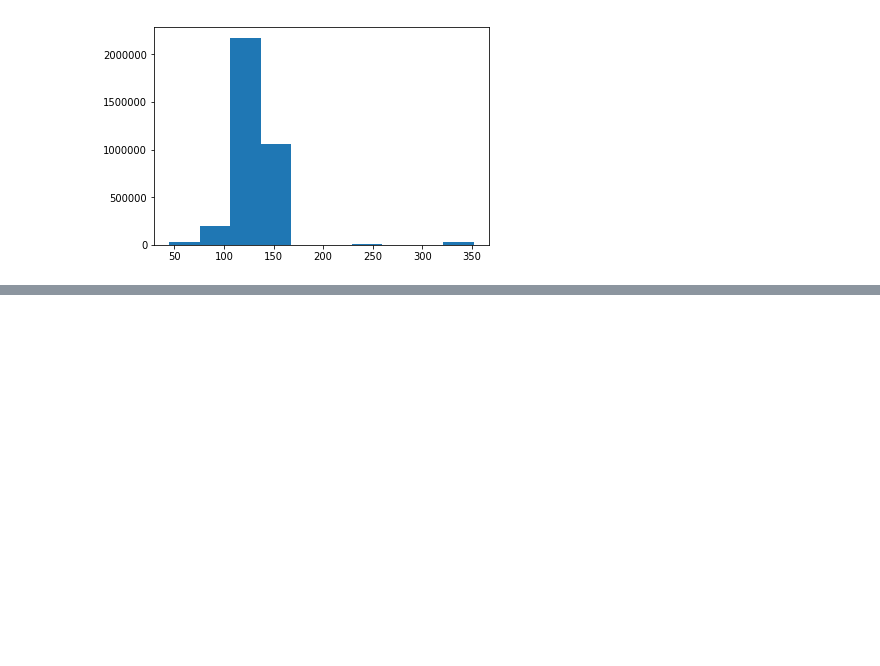
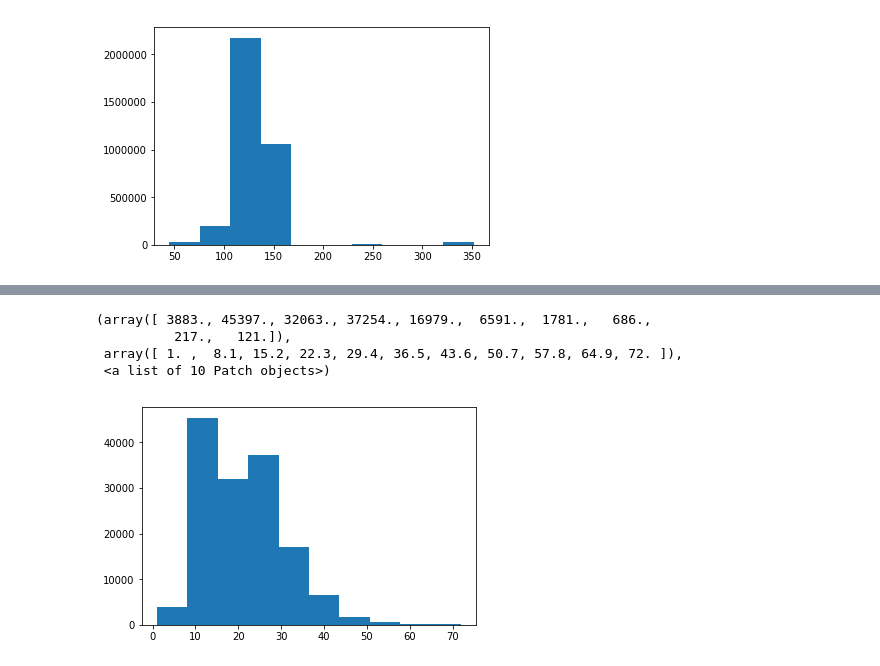
Before and after one commit to kowaalczyk/astronomical-classification, a Jupyter notebook: notebooks/Clustering_Key_Features_exploratory.ipynb, the cells around one changed output, grey strips where cells are left out. Cells and saved outputs as stored; diff of their text form; code cells hidden in the pictures; blank space fills up the shorter version.

```diff
--- a/notebooks/Clustering_Key_Features_exploratory.ipynb
+++ b/notebooks/Clustering_Key_Features_exploratory.ipynb
@@ -527,0 +539,8 @@ plt.hist(test_df.groupby(['object_id']).count().compute().flux)
+# %%
+plt.hist(test_df[0:10000].groupby(['object_id', 'passband']).count().compute().flux)
+# %% [output]
+(array([ 3883., 45397., 32063., 37254., 16979.,  6591.,  1781.,   686.,
+          217.,   121.]),
+ array([ 1. ,  8.1, 15.2, 22.3, 29.4, 36.5, 43.6, 50.7, 57.8, 64.9, 72. ]),
+ <a list of 10 Patch objects>)
+[figure, added]
```
Also changed, not shown: parts of 5 cells of this notebook.
